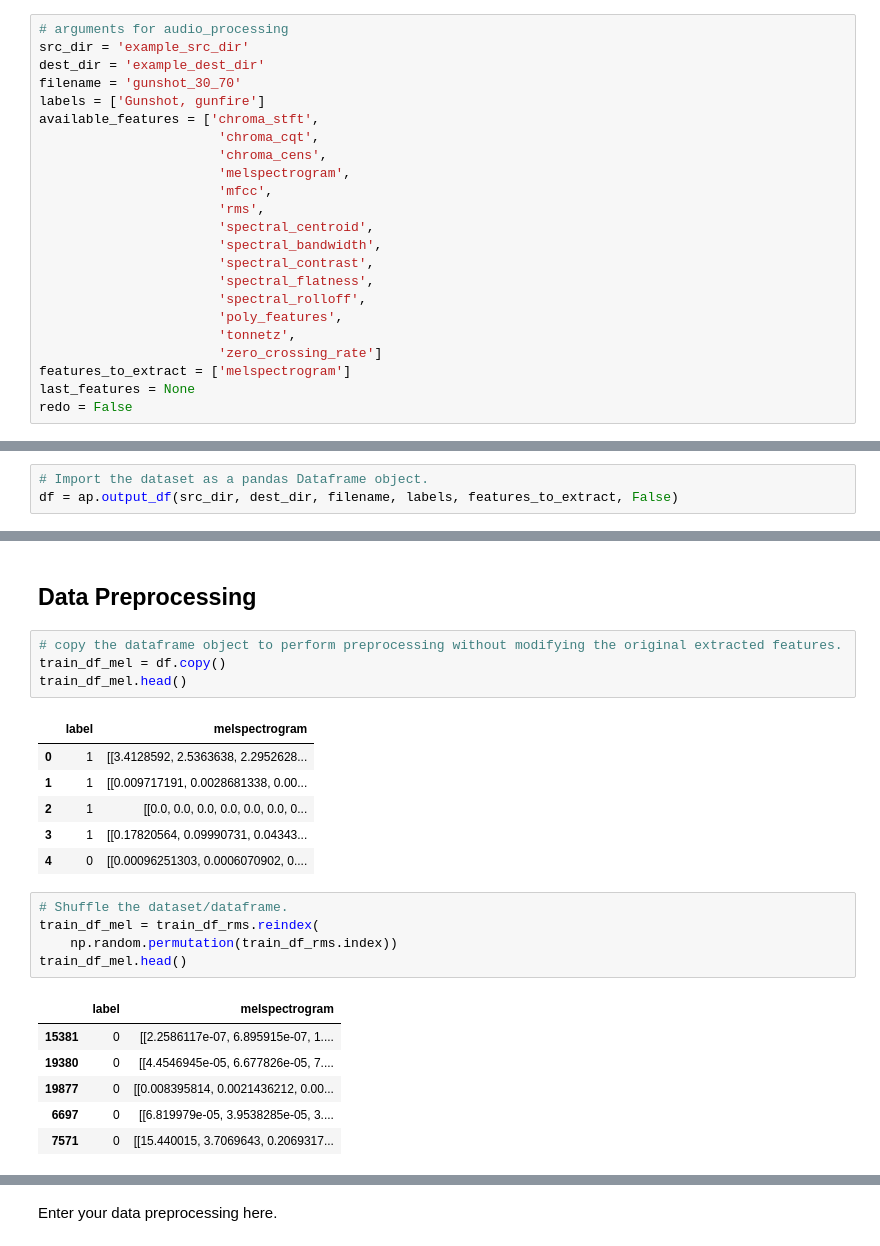
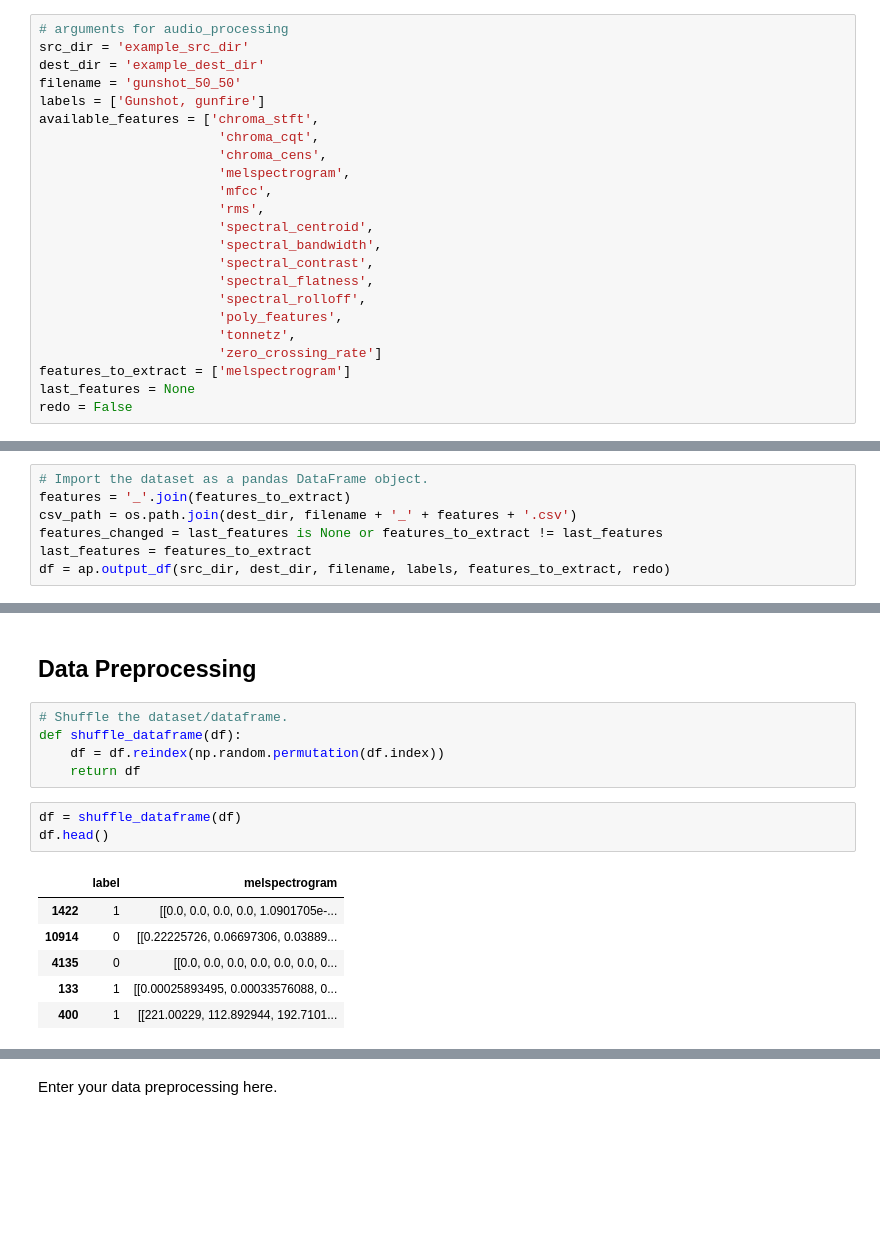
Before and after one commit to googleinterns/activity-recognition, a Jupyter notebook: location/lbs/activity/audioset/training/training_melspectrogram_dnn.ipynb, the cells around one changed output, grey strips where cells are left out. Saved outputs shown, nothing was run; the diff lists cells and outputs as text; blank space fills up the shorter version.

Commit message:
configured melspectrogram dnn

```diff
--- a/location/lbs/activity/audioset/training/training_melspectrogram_dnn.ipynb
+++ b/location/lbs/activity/audioset/training/training_melspectrogram_dnn.ipynb
@@ -47,7 +49,7 @@ logging.set_verbosity(logging.INFO)
 # arguments for audio_processing
 src_dir = 'example_src_dir'
 dest_dir = 'example_dest_dir'
-filename = 'gunshot_30_70'
+filename = 'gunshot_50_50'
 labels = ['Gunshot, gunfire']
 available_features = ['chroma_stft',
                        'chroma_cqt',
@@ -94,6 +115,10 @@ def csv_to_dataframe(csv_path):
                 df[column][i] = new_arr
     return df
 # %%
-# Import the dataset as a pandas Dataframe object.
-df = ap.output_df(src_dir, dest_dir, filename, labels, features_to_extract, False)
+# Import the dataset as a pandas DataFrame object.
+features = '_'.join(features_to_extract)
+csv_path = os.path.join(dest_dir, filename + '_' + features + '.csv')
+features_changed = last_features is None or features_to_extract != last_features
+last_features = features_to_extract
+df = ap.output_df(src_dir, dest_dir, filename, labels, features_to_extract, redo)
 # %% [output]
@@ -122,28 +152,20 @@ NameError: name 'df' is not defined
 # %% [markdown]
 ## Data Preprocessing
-# %%
-# copy the dataframe object to perform preprocessing without modifying the original extracted features.
-train_df_mel = df.copy()
-train_df_mel.head()
-# %% [output]
-|  | label | melspectrogram |
-| 0 | 1 | [[3.4128592, 2.5363638, 2.2952628... |
-| 1 | 1 | [[0.009717191, 0.0028681338, 0.00... |
-| 2 | 1 | [[0.0, 0.0, 0.0, 0.0, 0.0, 0.0, 0... |
-| 3 | 1 | [[0.17820564, 0.09990731, 0.04343... |
-| 4 | 0 | [[0.00096251303, 0.0006070902, 0.... |
 # %%
 # Shuffle the dataset/dataframe.
-train_df_mel = train_df_rms.reindex(
-    np.random.permutation(train_df_rms.index))
-train_df_mel.head()
+def shuffle_dataframe(df):
+    df = df.reindex(np.random.permutation(df.index))
+    return df
-# %% [output]
-|  | label | melspectrogram |
-| 15381 | 0 | [[2.2586117e-07, 6.895915e-07, 1.... |
-| 19380 | 0 | [[4.4546945e-05, 6.677826e-05, 7.... |
-| 19877 | 0 | [[0.008395814, 0.0021436212, 0.00... |
-| 6697 | 0 | [[6.819979e-05, 3.9538285e-05, 3.... |
-| 7571 | 0 | [[15.440015, 3.7069643, 0.2069317... |
+# %%
+df = shuffle_dataframe(df)
+df.head()
+# %% [output]
+|  | label | melspectrogram |
+| 1422 | 1 | [[0.0, 0.0, 0.0, 0.0, 1.0901705e-... |
+| 10914 | 0 | [[0.22225726, 0.06697306, 0.03889... |
+| 4135 | 0 | [[0.0, 0.0, 0.0, 0.0, 0.0, 0.0, 0... |
+| 133 | 1 | [[0.00025893495, 0.00033576088, 0... |
+| 400 | 1 | [[221.00229, 112.892944, 192.7101... |
 # %%
 # temp bug fix for rows with None features
 # and rows with different number of elements per frame
```
Also changed, not shown: parts of 18 cells of this notebook, 2 other files.
